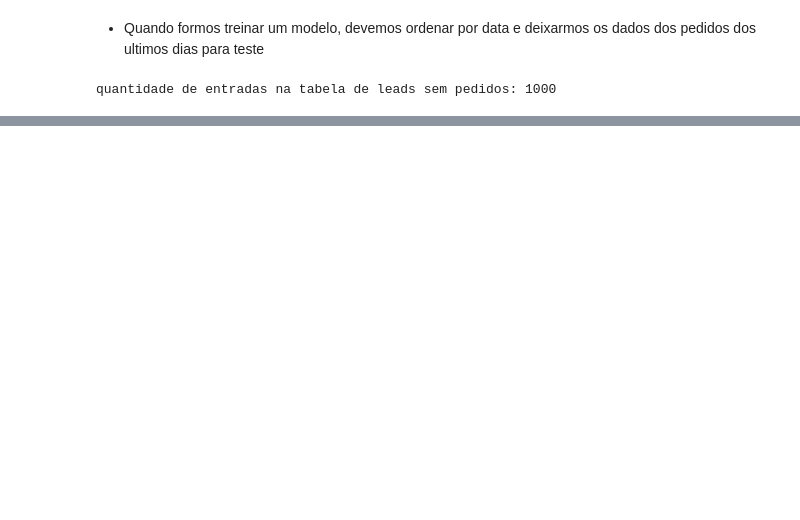
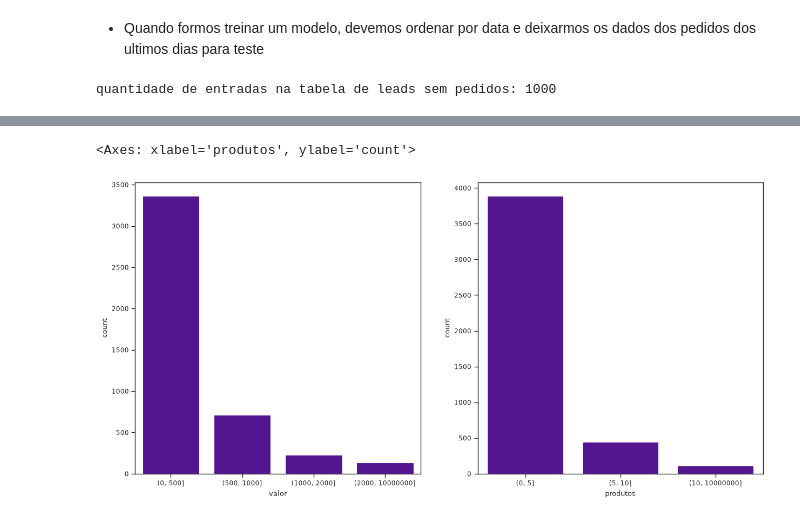
Before and after one commit to lgns-cin/CIN0144, a Jupyter notebook: EDA/com_pedidos.ipynb, the cells around one changed output, grey strips where cells are left out. Saved outputs shown, nothing was run; the diff lists cells and outputs as text; code cells hidden in the pictures; blank space fills up the shorter version.

```diff
--- a/EDA/com_pedidos.ipynb
+++ b/EDA/com_pedidos.ipynb
@@ -232,0 +272,14 @@ quantidade de entradas na tabela de leads sem pedidos: 1000
+# %%
+def sort_by_range(values: list[str], *, is_float = False):
+    """Ordena intervalos numéricos escritos por extenso"""
+
+    range_type = float if is_float else int
+
+    ranges = sorted(
+        [range_type(v) for v in range[1:-1].split(', ')]
+        for range in values
+    )
+
+    return [
+        f'({a}, {b}]' for a, b in ranges
+    ]
@@ -232,0 +304,8 @@ quantidade de entradas na tabela de leads sem pedidos: 1000
+# %%
+axes = plot.figure(figsize=(15, 7)).subplots(1, 2)
+
+seaborn.countplot(data=pedidos, x='valor', order=sort_by_range(pedidos.valor.dropna().unique()), ax=axes[0])
+seaborn.countplot(data=pedidos, x='produtos', order=sort_by_range(pedidos.produtos.dropna().unique()), ax=axes[1])
+# %% [output]
+<Axes: xlabel='produtos', ylabel='count'>
+[figure, added]
```
Also changed, not shown: parts of 17 cells of this notebook.
